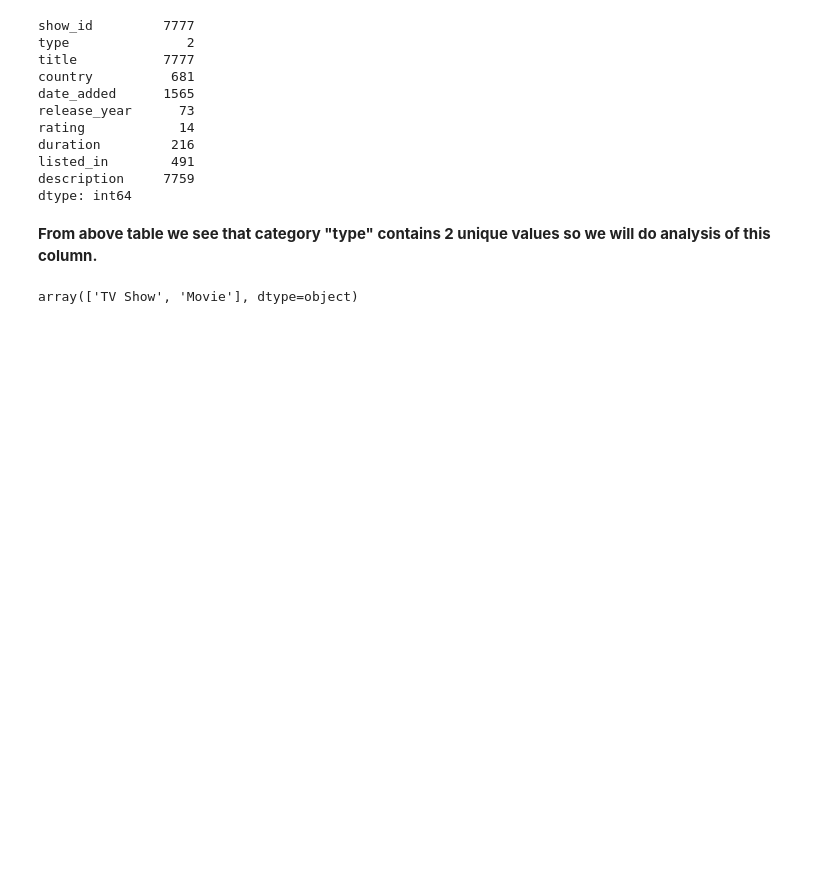
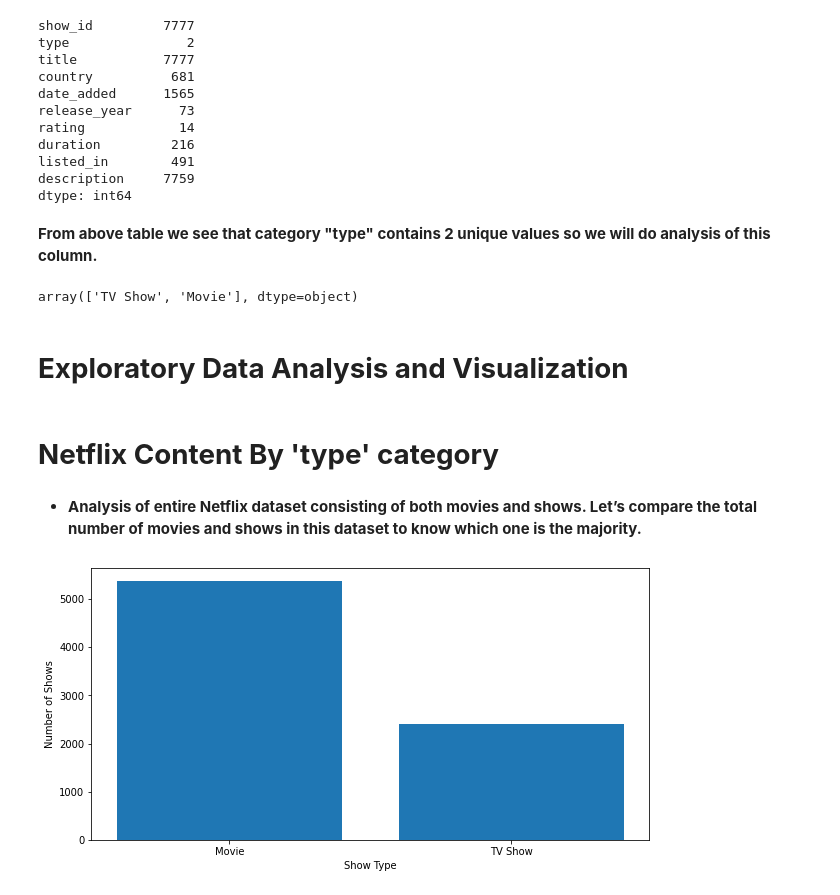
Before and after one commit to VrushankAmare/Netflix-Movies-and-TV-Shows-Clustering, a Jupyter notebook: NETFLIX_MOVIES_AND_TV_SHOWS_CLUSTERING.ipynb, the cells around one changed output. Cells and saved outputs as stored; diff of their text form; code cells hidden in the pictures; blank space fills up the shorter version.

```diff
--- a/NETFLIX_MOVIES_AND_TV_SHOWS_CLUSTERING.ipynb
+++ b/NETFLIX_MOVIES_AND_TV_SHOWS_CLUSTERING.ipynb
@@ -372,3 +366,18 @@ dtype: int64
 Netflix_df['type'].unique()
 # %% [output]
 array(['TV Show', 'Movie'], dtype=object)
+# %% [markdown]
+# **Exploratory Data Analysis and Visualization**
+# %% [markdown]
+# **Netflix Content By 'type' category**
+# %% [markdown]
+* **Analysis of entire Netflix dataset consisting of both movies and shows. Let’s compare the total number of movies and shows in this dataset to know which one is the majority.**
+# %%
+#bar plot for type of shows
+plt.figure(figsize=(10, 5))
+plt.bar(Netflix_df.groupby('type')['type'].count().index, Netflix_df.groupby('type')['type'].count())
+plt.ylabel('Number of Shows')
+plt.xlabel('Show Type')
+plt.show()
+# %% [output]
+[figure, added]
```
Also changed, not shown: parts of 156 cells of this notebook.
